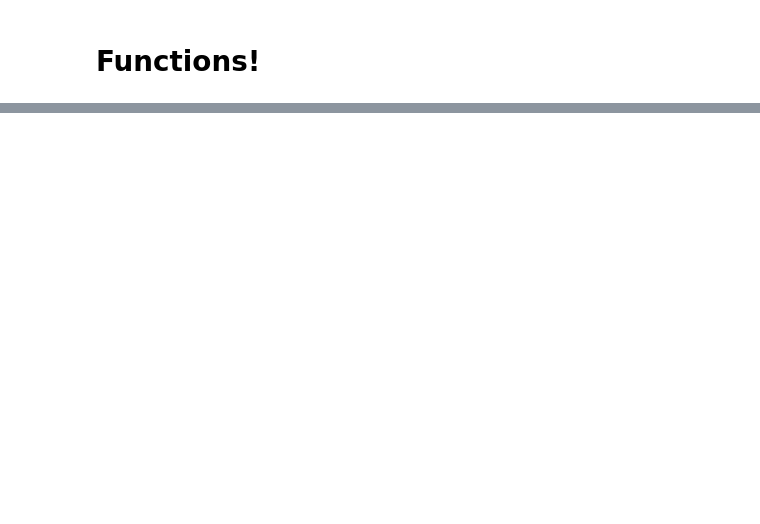
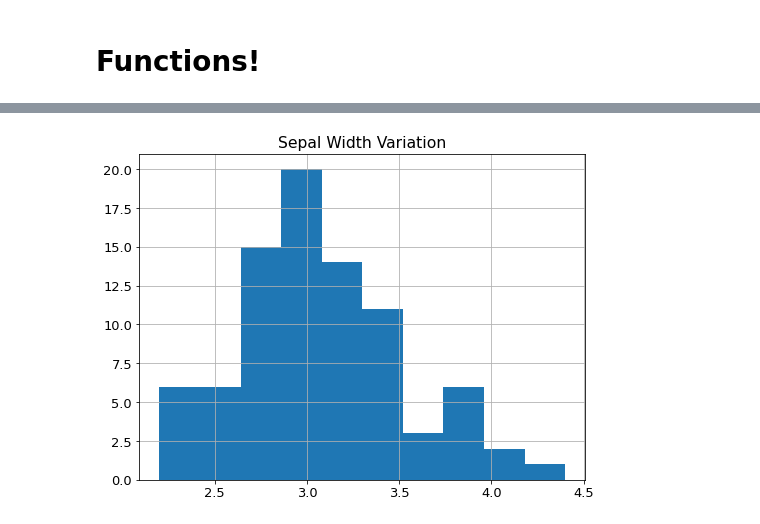
Before and after one commit to Daniel-Northcutt/classification_exercises, a Jupyter notebook: Classification_Exercises.ipynb, the cells around one changed output, grey strips where cells are left out. Saved outputs shown, nothing was run; the diff lists cells and outputs as text; code cells hidden in the pictures; blank space fills up the shorter version.

```diff
--- a/Classification_Exercises.ipynb
+++ b/Classification_Exercises.ipynb
@@ -863,0 +904,6 @@ def prep_telco_data(df):
+# %%
+plt.title('Sepal Width Variation')
+train.sepal_width.hist()
+plt.show()
+# %% [output]
+[figure, added]
```
Also changed, not shown: parts of 95 cells of this notebook.
